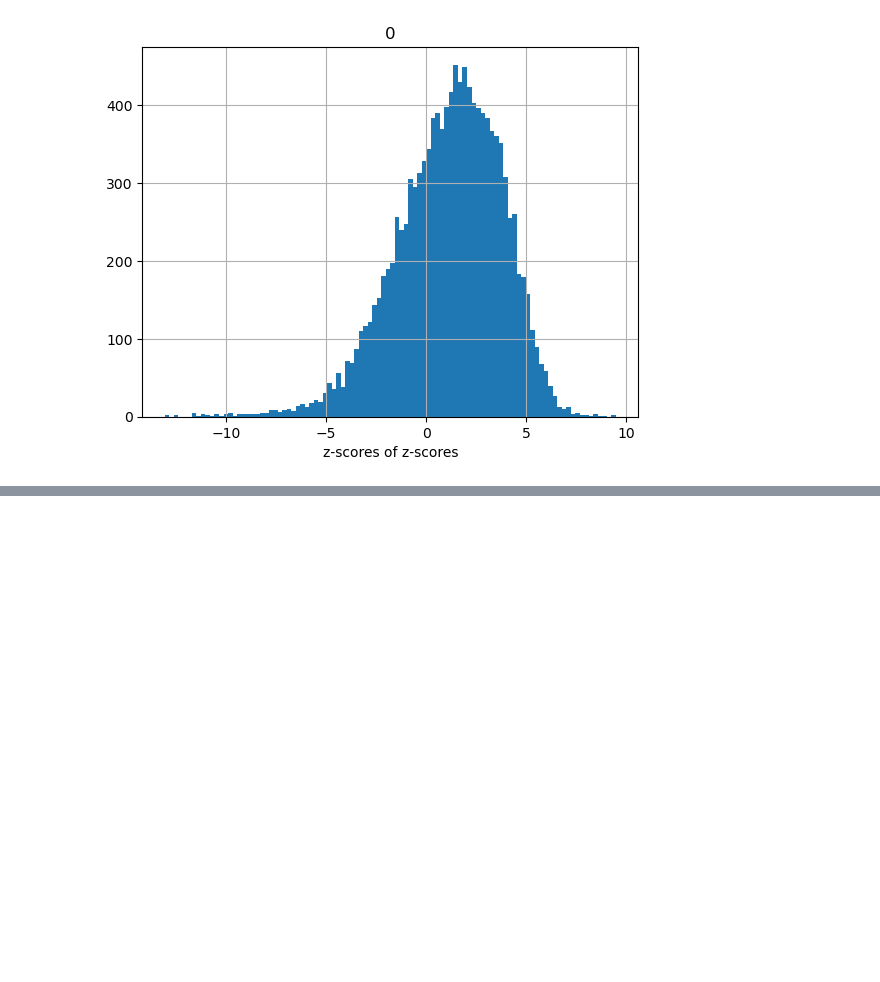
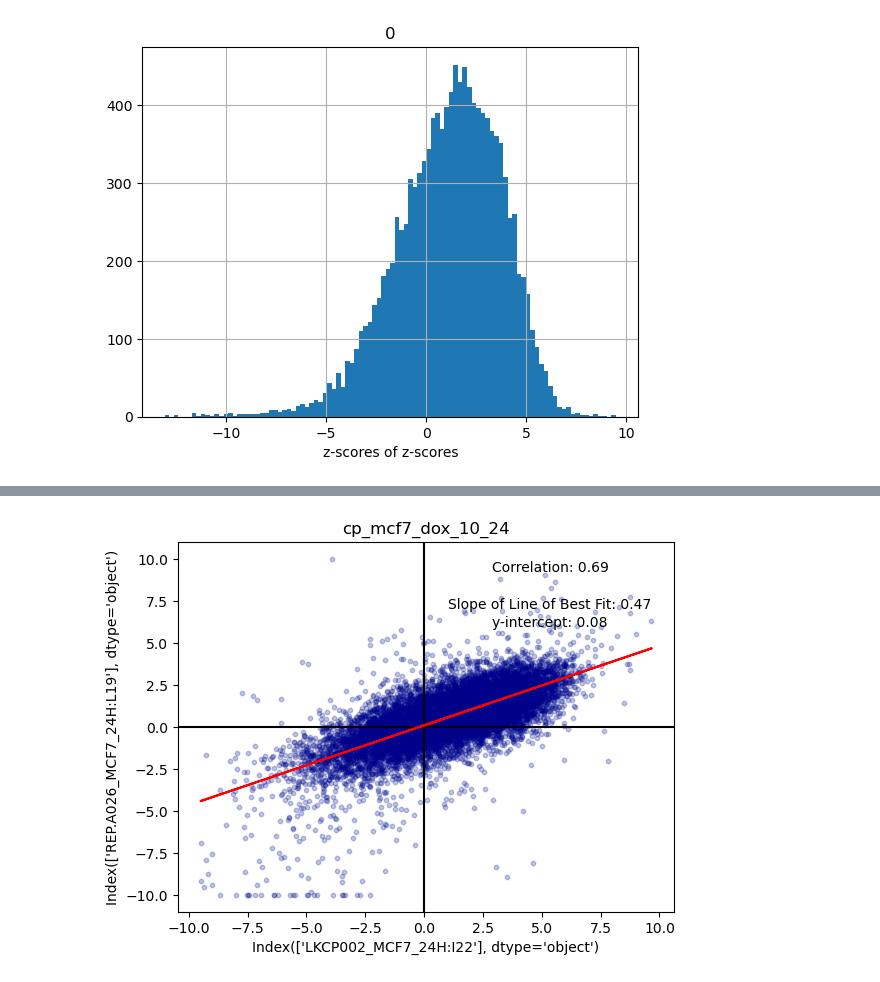
Before and after one commit to reformist/research2023, a Jupyter notebook: controlAnalysis.ipynb, the cells around one changed output, grey strips where cells are left out. Saved outputs shown, nothing was run; the diff lists cells and outputs as text; code cells hidden in the pictures; blank space fills up the shorter version.

```diff
--- a/controlAnalysis.ipynb
+++ b/controlAnalysis.ipynb
@@ -1435,0 +1685,4 @@ Text(0.5, 0, 'z-scores of z-scores')
+# %%
+graphScatter(first_cp["LKCP002_MCF7_24H:I22"], first_cp["REP.A026_MCF7_24H:L19"], "cp_mcf7_dox_10_24")
+# %% [output]
+[figure, added]
```
Also changed, not shown: parts of 41 cells of this notebook, 1 other file.
